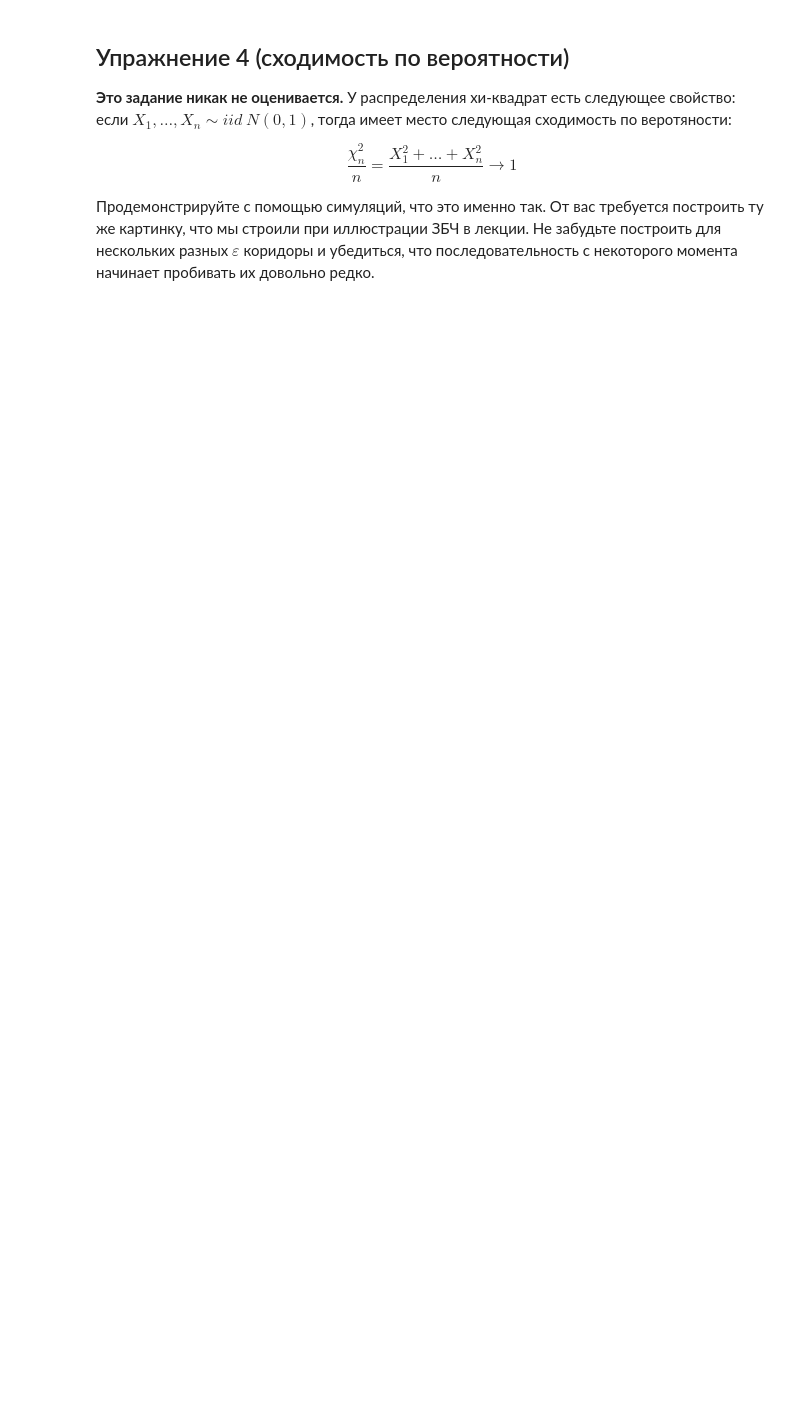
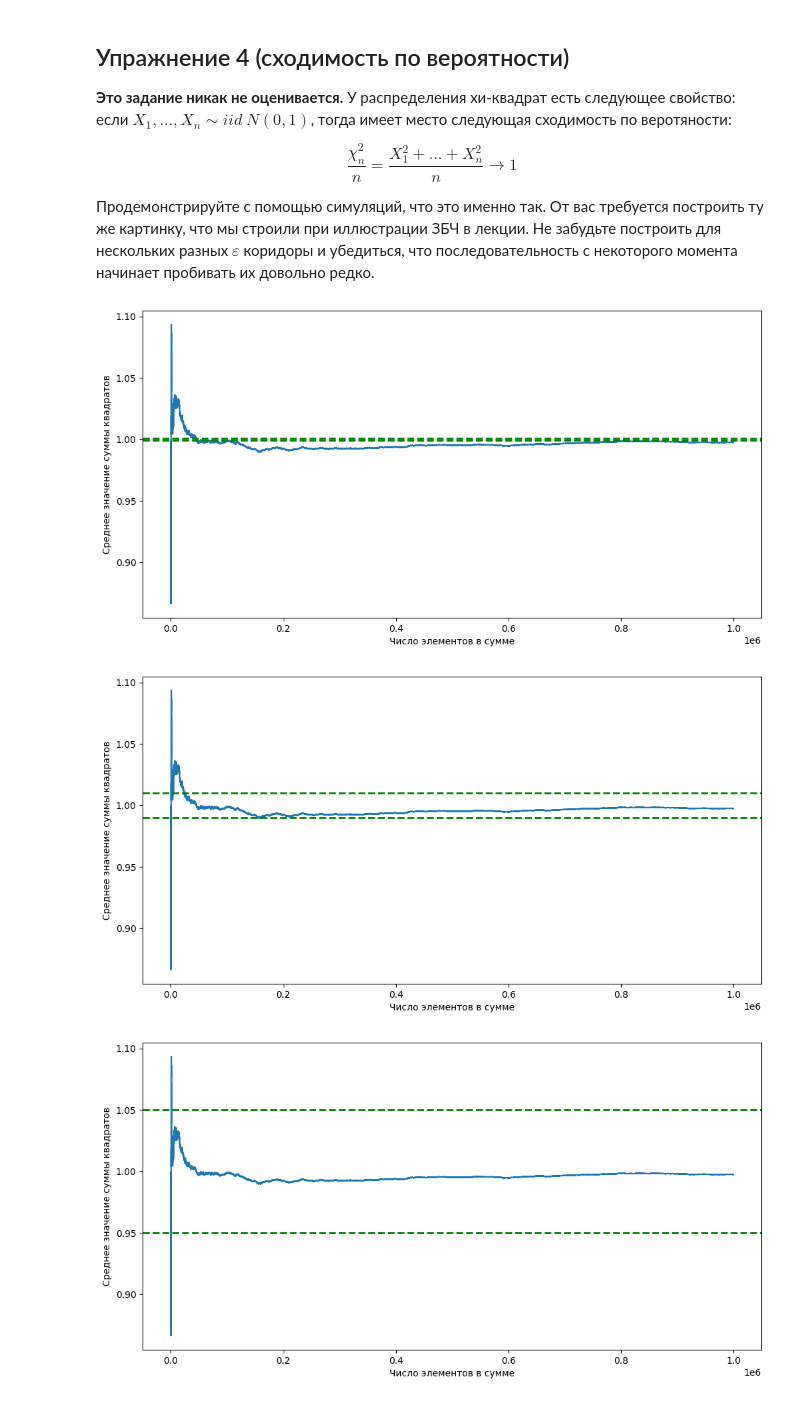
Before and after one commit to baumanproject/matstat-AB, a Jupyter notebook: week05_LLN_CLT/data/hw05_simple_simulations.ipynb, the cells around one changed output. Saved outputs shown, nothing was run; the diff lists cells and outputs as text; code cells hidden in the pictures; blank space fills up the shorter version.

```diff
--- a/week05_LLN_CLT/data/hw05_simple_simulations.ipynb
+++ b/week05_LLN_CLT/data/hw05_simple_simulations.ipynb
@@ -195,3 +197,26 @@ $$
 # %%
 ### ╰( ͡° ͜ʖ ͡° )つ▬▬ι═══════  bzzzzzzzzzz
 # will the code be with you
+# %%
+import scipy.stats as sts
+import numpy as np
+n_obj = 10**6
+second_pow = np.empty(n_obj)
+second_pow.fill(2)
+
+x_cumsum = pow(sts.norm(0,1).rvs(n_obj), second_pow).cumsum()
+# %%
+x_mean = x_cumsum/np.arange(1, n_obj + 1)
+# %%
+for eps in (0.001, 0.01,0.05, 0.07, 0.1):
+  plt.figure(figsize=(12,6))
+  plt.plot(x_mean[100:])
+  plt.axhline(1.0 + eps, color='g', linestyle='dashed', linewidth=2)
+  plt.axhline(1.0 - eps, color='g', linestyle='dashed', linewidth=2)
+
+  plt.xlabel('Число элементов в сумме')
+  plt.ylabel('Среднее значение суммы квадратов');
+# %% [output]
+[figure, added]
+[figure, added]
+[figure, added]
```
Also changed, not shown: parts of 4 cells of this notebook.
